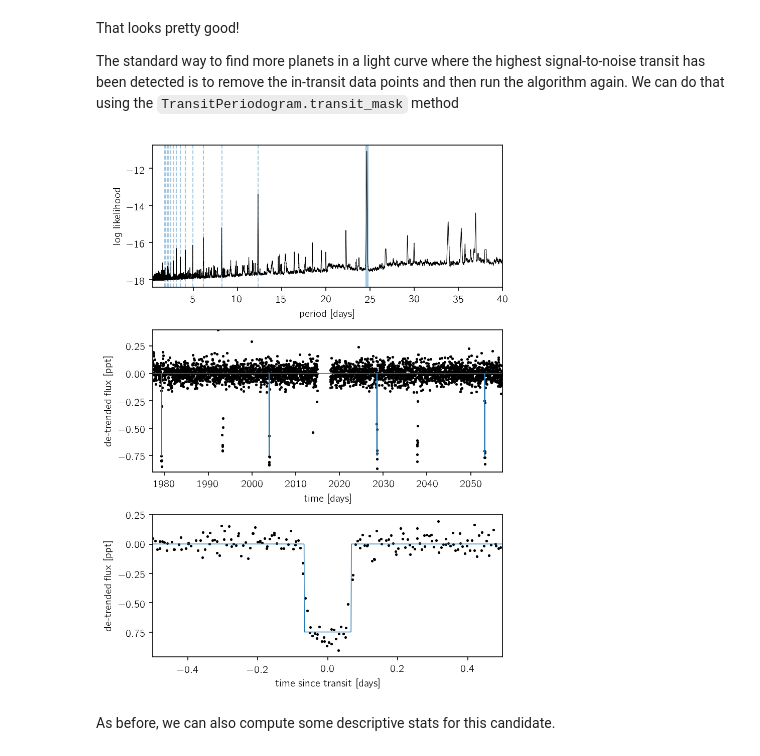
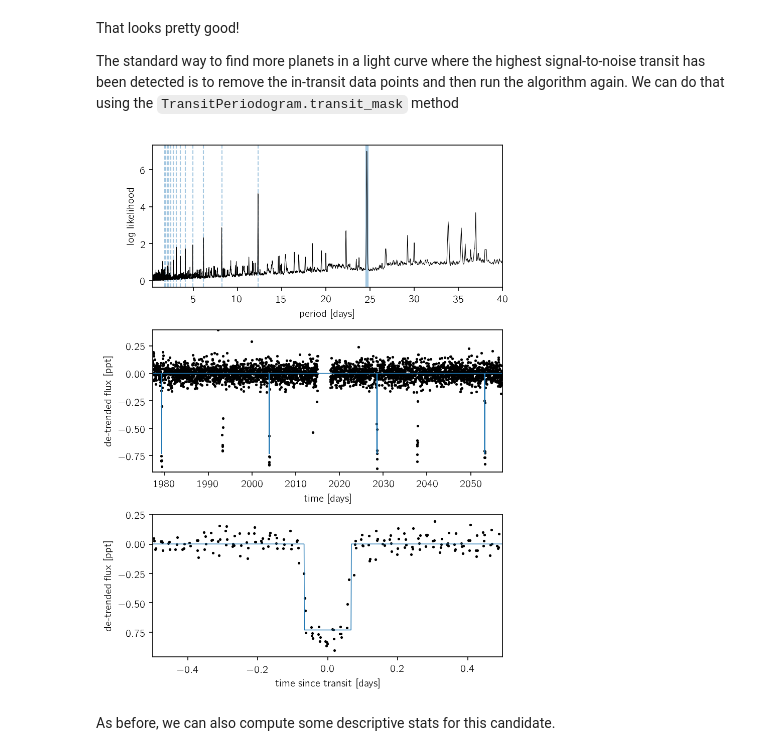
Before and after one commit to dfm/bls.py, a Jupyter notebook: tutorial.ipynb, the cells around one changed output. Saved outputs shown, nothing was run; the diff lists cells and outputs as text; code cells hidden in the pictures.

```diff
--- a/tutorial.ipynb
+++ b/tutorial.ipynb
@@ -75,9 +75,9 @@ The interface was designed to follow the conventions of `astropy.stats.LombScarg
 
 First, the user must select a set of durations to test (in the same units as the time variable above) and then a search can be run using the following commands (see the docstrings for all the options):
 # %%
-from transit_periodogram import TransitPeriodogram
+from bls import BLS
 durations = np.linspace(0.05, 0.2, 10) * u.day
-model = TransitPeriodogram(t, y_filt)
-results = model.autopower(durations)
+model = BLS(t, y_filt)
+results = model.autopower(durations, frequency_factor=5.0)
 print(results)
 # %% [output]
@@ -215,8 +214,8 @@ We can do that using the `TransitPeriodogram.transit_mask` method
 in_transit = model.transit_mask(t, period, 2*duration, t0)
 
 # Re-run the algorithm, and plot the results
-model2 = TransitPeriodogram(t[~in_transit], y_filt[~in_transit])
-results2 = model2.autopower(durations)
+model2 = BLS(t[~in_transit], y_filt[~in_transit])
+results2 = model2.autopower(durations, frequency_factor=5.0)
 
 # Extract the parameters of the best-fit model
 index = np.argmax(results2.power)
@@ -236,34 +235,34 @@ for n in range(2, 15):
 
 # Plot the periodogram
 ax.plot(results2.period, results2.power, "k", lw=0.5)
 
 ax.set_xlim(results2.period.min().value, results2.period.max().value)
 ax.set_xlabel("period [days]")
 ax.set_ylabel("log likelihood")
 
 # Plot the light curve and best-fit model
 ax = axes[1]
 ax.plot(t[~in_transit], y_filt[~in_transit], ".k", ms=3)
 x = np.linspace(t.min(), t.max(), 3*len(t))
 f = model2.model(x, period2, duration2, t02)
 ax.plot(x, f, lw=0.75)
 ax.set_xlim(t.min().value, t.max().value)
 ax.set_ylim(-0.9, 0.4)
 ax.set_xlabel("time [days]")
 ax.set_ylabel("de-trended flux [ppt]");
 
 ax = axes[2]
 x = (t[~in_transit] - t02 + 0.5*period2) % period2 - 0.5*period2
 m = np.abs(x) < 0.5 * u.day
 ax.plot(x[m], y_filt[~in_transit][m], ".k", ms=3)
 x = np.linspace(-0.5, 0.5, 1000) * u.day
 f = model2.model(x + t02, period2, duration2, t02)
 ax.plot(x, f, lw=0.75)
 ax.set_xlim(-0.5, 0.5)
 ax.set_xlabel("time since transit [days]")
 ax.set_ylabel("de-trended flux [ppt]");
 # %% [output]
-[figure, old version]
+[figure, new version]
 # %% [markdown]
 As before, we can also compute some descriptive stats for this candidate.
 # %%
```
Also changed, not shown: parts of 8 cells of this notebook.
